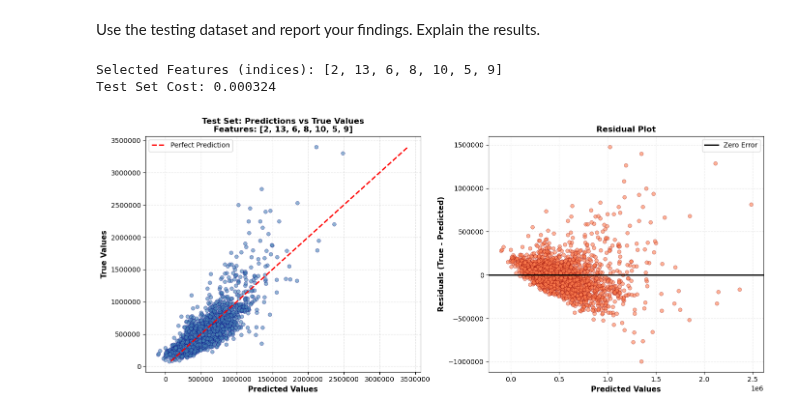
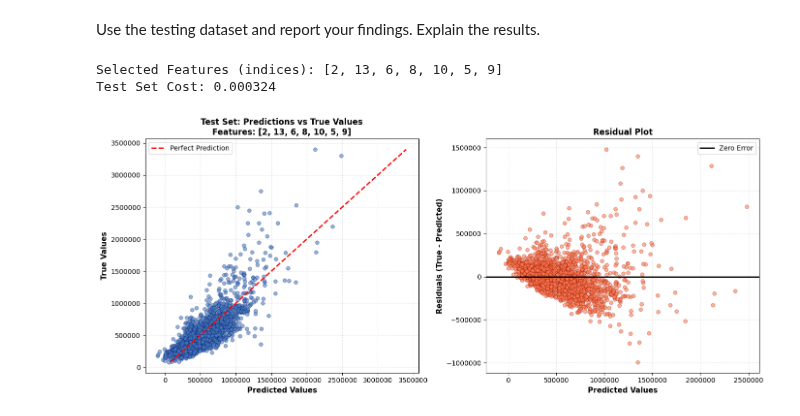
Before and after one commit to Evyatar-shaked/dani-and-evyatar-ML, a Jupyter notebook: HW2/hw2.ipynb, the cells around one changed output. Drawn from its saved outputs; the diff is of its cells as text; code cells hidden in the pictures.

```diff
--- a/HW2/hw2.ipynb
+++ b/HW2/hw2.ipynb
@@ -837,32 +837,32 @@ axes[0].scatter(predictions_unnormalized, y_test_unnormalized, alpha=0.6, s=30,
 axes[0].plot([y_test_unnormalized.min(), y_test_unnormalized.max()], [y_test_unnormalized.min(), y_test_unnormalized.max()], 'r--', lw=2, label='Perfect Prediction')
 axes[0].set_xlabel('Predicted Values', fontsize=11, fontweight='bold')
 axes[0].set_ylabel('True Values', fontsize=11, fontweight='bold')
 axes[0].set_title(f'Test Set: Predictions vs True Values\nFeatures: {best_features}', fontsize=12, fontweight='bold')
 axes[0].ticklabel_format(style='plain', axis='y')
 axes[0].ticklabel_format(style='plain', axis='x')
 axes[0].legend()
 axes[0].grid(True, alpha=0.3, linestyle='--')
 
 # Residual plot
 residuals = y_test_unnormalized - predictions_unnormalized
 axes[1].scatter(predictions_unnormalized, residuals, alpha=0.6, s=30, c='coral', edgecolors='darkred', linewidth=0.5)
 axes[1].axhline(y=0, color='black', linestyle='-', lw=2, label='Zero Error')
 axes[1].set_xlabel('Predicted Values', fontsize=11, fontweight='bold')
 axes[1].set_ylabel('Residuals (True - Predicted)', fontsize=11, fontweight='bold')
 axes[1].set_title('Residual Plot', fontsize=12, fontweight='bold')
 axes[1].ticklabel_format(style='plain', axis='y')
-axes[0].ticklabel_format(style='plain', axis='x')
+axes[1].ticklabel_format(style='plain', axis='x')
 axes[1].legend()
 axes[1].grid(True, alpha=0.3, linestyle='--')
 
 plt.tight_layout()
 plt.show()
 
 # Calculate additional metrics
 mse = test_cost * 2  # convert back from cost function (which divides by 2m)
 rmse = np.sqrt(mse)
 mae = np.mean(np.abs(residuals))
 # %% [output]
 Selected Features (indices): [2, 13, 6, 8, 10, 5, 9]
 Test Set Cost: 0.000324
-[figure, old version]
+[figure, new version]
```
Also changed, not shown: parts of 6 cells of this notebook.
